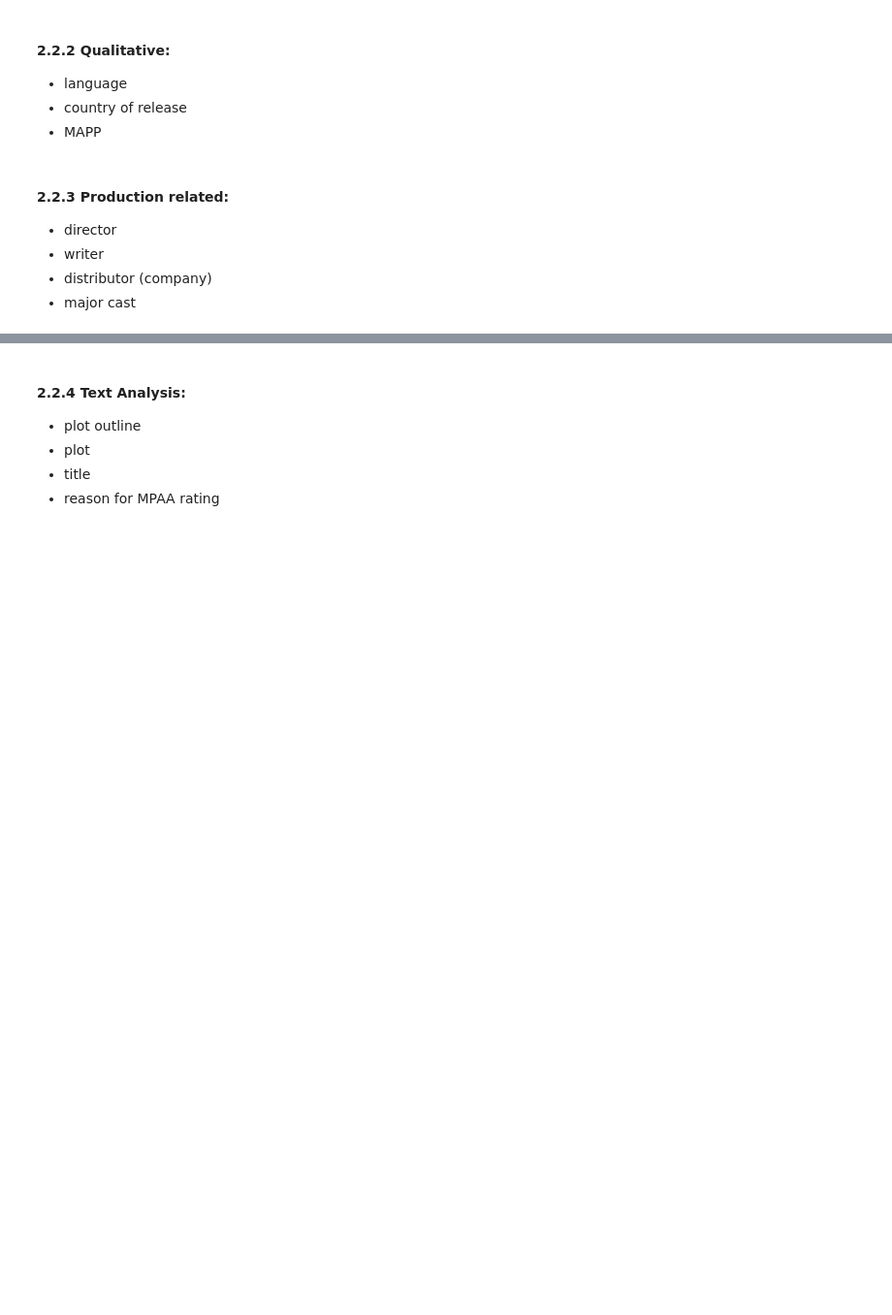
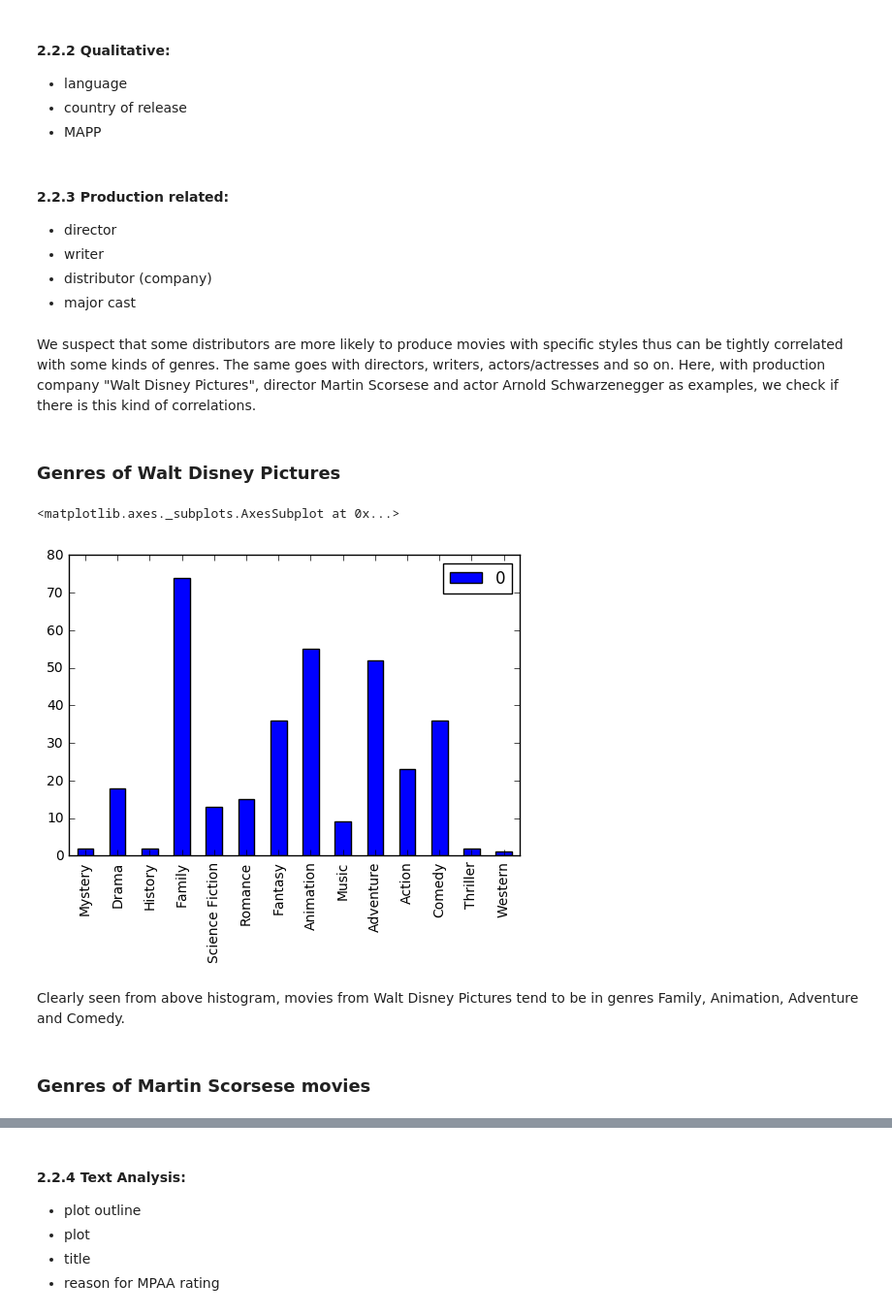
Before and after one commit to liangzecai/CS109b-Movie-Genre-Prediction, a Jupyter notebook: Milestone1/MS1_template_WS1+ZC1+DW1.ipynb, the cells around one changed output, grey strips where cells are left out. Shown: that part at 97% size. Saved outputs shown, nothing was run; the diff lists cells and outputs as text; code cells hidden in the pictures; blank space fills up the shorter version.

```diff
--- a/Milestone1/MS1_template_WS1+ZC1+DW1.ipynb
+++ b/Milestone1/MS1_template_WS1+ZC1+DW1.ipynb
@@ -145,7 +144,7 @@ TMDB_genre_list = [] # to store genre information from TMDB
 for i in range(len(movie_data)):
     genre_temp = []
     for k in range(len(movie_data[i]['genres'])):
-        genre_temp += [str((movie_data[0]['genres'][k]['name']))]
+        genre_temp += [str((movie_data[i]['genres'][k]['name']))]
     TMDB_genre_list += [genre_temp]
 TMDB_genre_list
 # %% [output]
@@ -199,0 +246,13 @@ We import the list of top 500 movies from TMDb and extract infomation for these
+# %%
+# search one movie by ID and create list of column names
+movie = tmdb.Movies(movie_id_list[0])
+response = movie.info()
+columns = []
+for i in range(len(response)):
+    column_temp = [str(response.items()[i][0])]
+    columns += column_temp
+# %%
+# create a dataframe to store information of top 500 popular movies
+index = range(0, len(movie_id_list))
+df = pd.DataFrame(index = index, columns=columns)
+df = df.fillna(0)
@@ -535,0 +638,57 @@ plt.show()
+# %% [markdown]
+We suspect that some distributors are more likely to produce movies with specific styles thus can be tightly correlated with some kinds of genres. The same goes with directors, writers, actors/actresses and so on. Here, with production company "Walt Disney Pictures", director Martin Scorsese and actor Arnold Schwarzenegger as examples, we check if there is this kind of correlations.
+# %% [markdown]
+###  Genres of Walt Disney Pictures
+# %%
+# API request url for Walt Disney Pictures movies
+company_url = base_url_search + APIKeyZ + popular_desc + "&with_companies=2"
+# %%
+# get top 100 popular movies IDs by Walt Disney Pictures, to be used for further search of genres
+number_page = 0
+WDP_movie_id_list = []
+for i in range(1, 6):
+    WDP_movies =  company_url + page_number.format(i)
+    page = urllib.urlopen(WDP_movies).read()
+    soup = BeautifulSoup(page, "lxml")
+    prettified = soup.prettify()
+    movie_list = [m.start() for m in re.finditer('"id"', prettified)] # this finds all indexes of occurences of "id"
+
+    for j in range(len(movie_list)):
+        j_beginning = 5
+        movie_id_temp = ''
+        while (prettified[movie_list[j] + j_beginning].isdigit()):
+            movie_id_temp += str(prettified[movie_list[j] + j_beginning])
+            j_beginning += 1
+        WDP_movie_id_list += [int(movie_id_temp)]
+    if i % 40 == 39:
+        time.sleep(10)
+time.sleep(10)
+# store movie information
+WDP_movie_data = [] # to store movie information
+for i in range(len(WDP_movie_id_list)):
+    movie = tmdb.Movies(WDP_movie_id_list[i])
+    response = movie.info()
+    WDP_movie_data += [response]
+    if i % 40 == 39:
+        time.sleep(11)
+
+# store genre information of all movies
+WDP_genre_list = [] # to store genre information from TMDB
+for i in range(len(WDP_movie_data)):
+    genre_temp = []
+    for k in range(len(WDP_movie_data[i]['genres'])):
+        genre_temp += [str((WDP_movie_data[i]['genres'][k]['name']))]
+    WDP_genre_list += genre_temp
+WDP_genre_list[:5]
+
+# make histogram of genres
+genre_counts = Counter(WDP_genre_list)
+df = pd.DataFrame.from_dict(genre_counts, orient='index')
+df.plot(kind='bar')
+# %% [output]
+<matplotlib.axes._subplots.AxesSubplot at 0x...>
+[figure, added]
+# %% [markdown]
+Clearly seen from above histogram, movies from Walt Disney Pictures tend to be in genres Family, Animation, Adventure and Comedy.
+# %% [markdown]
+###  Genres of Martin Scorsese movies
```
Also changed, not shown: parts of 23 cells of this notebook.
